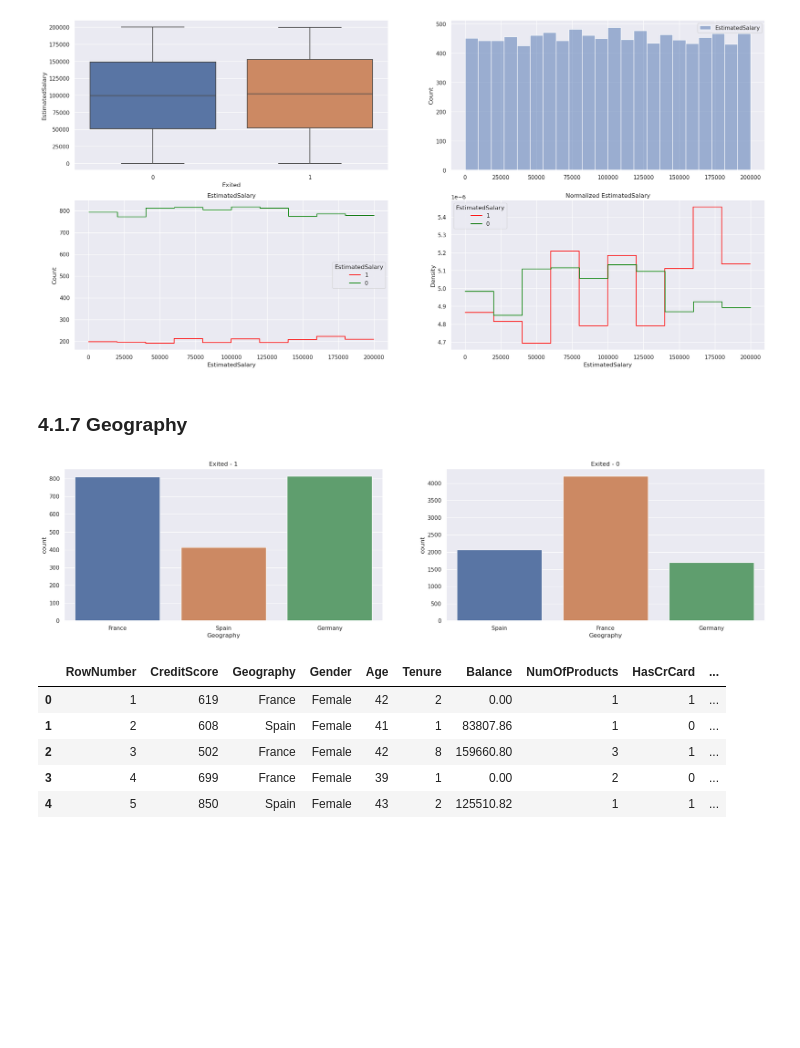
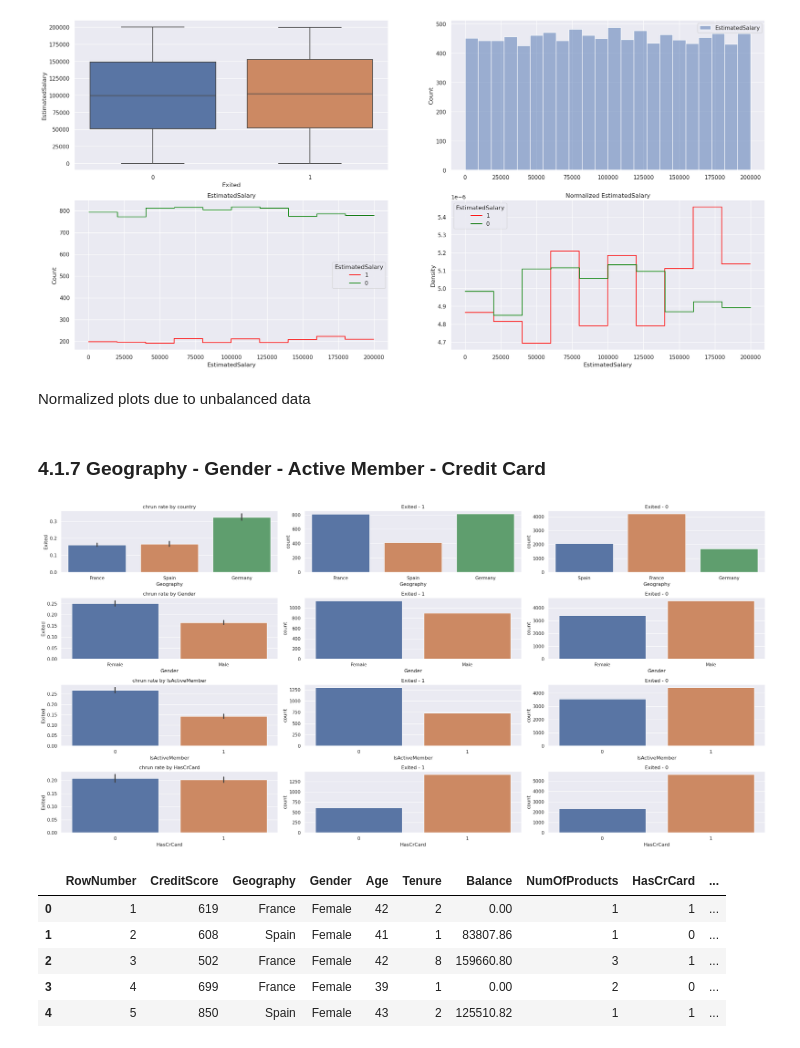
Before and after one commit to jmcabreira/Data-Science-CGP, a Jupyter notebook: notebooks/C01-jc-churnPred.ipynb, the cells around one changed output. Drawn from its saved outputs; the diff is of its cells as text; code cells hidden in the pictures; blank space fills up the shorter version.

Commit message:
analysis: add  categorical features plots

```diff
--- a/notebooks/C01-jc-churnPred.ipynb
+++ b/notebooks/C01-jc-churnPred.ipynb
@@ -230,4 +230,4 @@ dtype: object
 # %% [markdown]
 # 2.0 Feature Engineering
 # %%
-df2 = df1.copy()Gende
+df2 = df1.copy()
@@ -297,20 +306,72 @@ box_dist_plots('Exited', 'Age', df4,)
 box_dist_plots('Exited', 'EstimatedSalary', df4)
 # %% [output]
 [figure]
+# %% [markdown]
+Normalized plots due to unbalanced data
 # %% [markdown]
-### 4.1.7 Geography
+### 4.1.7 Geography - Gender - Active Member - Credit Card
-# %%
-plt.subplot(2,2,1)
-aux = df3.loc[df4['Exited'] == 1]
-sns.countplot( x = aux['Geography'] )
-plt.title('Exited - 1');
-
-plt.subplot(2,2,2)
-aux = df3.loc[df4['Exited'] == 0]
-sns.countplot( x = aux['Geography'] )
-plt.title('Exited - 0');
-# %% [output]
-[figure, removed]
+# %%
+plt.subplot(4,3,1)
+sns.barplot(data=df4, x="Geography", y="Exited")
+plt.title('chrun rate by country')
+
+plt.subplot(4,3,2)
+aux = df3.loc[df4['Exited'] == 1]
+sns.countplot( x = aux['Geography'] )
+plt.title('Exited - 1');
+
+plt.subplot(4,3,3)
+aux = df3.loc[df4['Exited'] == 0]
+sns.countplot( x = aux['Geography'] )
+plt.title('Exited - 0');
+
+plt.subplot(4,3,4)
+sns.barplot(data=df4, x="Gender", y="Exited")
+plt.title('chrun rate by Gender')
+
+plt.subplot(4,3,5)
+aux = df3.loc[df4['Exited'] == 1]
+sns.countplot( x = aux['Gender'] )
+plt.title('Exited - 1');
+
+plt.subplot(4,3,6)
+aux = df3.loc[df4['Exited'] == 0]
+sns.countplot( x = aux['Gender'] )
+plt.title('Exited - 0');
+
+
+plt.subplot(4,3,7)
+sns.barplot(data=df4, x="IsActiveMember", y="Exited")
+plt.title('chrun rate by IsActiveMember')
+
+
+plt.subplot(4,3,8)
+aux = df3.loc[df4['Exited'] == 1]
+sns.countplot( x = aux['IsActiveMember'] )
+plt.title('Exited - 1');
+
+plt.subplot(4,3,9)
+aux = df3.loc[df4['Exited'] == 0]
+sns.countplot( x = aux['IsActiveMember'] )
+plt.title('Exited - 0');
+
+plt.subplot(4,3,10)
+sns.barplot(data=df4, x="HasCrCard", y="Exited")
+plt.title('chrun rate by HasCrCard')
+
+plt.subplot(4,3,11)
+aux = df3.loc[df4['Exited'] == 1]
+sns.countplot( x = aux['HasCrCard'] )
+plt.title('Exited - 1');
+
+plt.subplot(4,3,12)
+aux = df3.loc[df4['Exited'] == 0]
+sns.countplot( x = aux['HasCrCard'] )
+plt.title('Exited - 0');
+
+plt.tight_layout();
+# %% [output]
+[figure, added]
 # %%
 df4.head()
 # %% [output]
```
Also changed, not shown: parts of 3 cells of this notebook.
